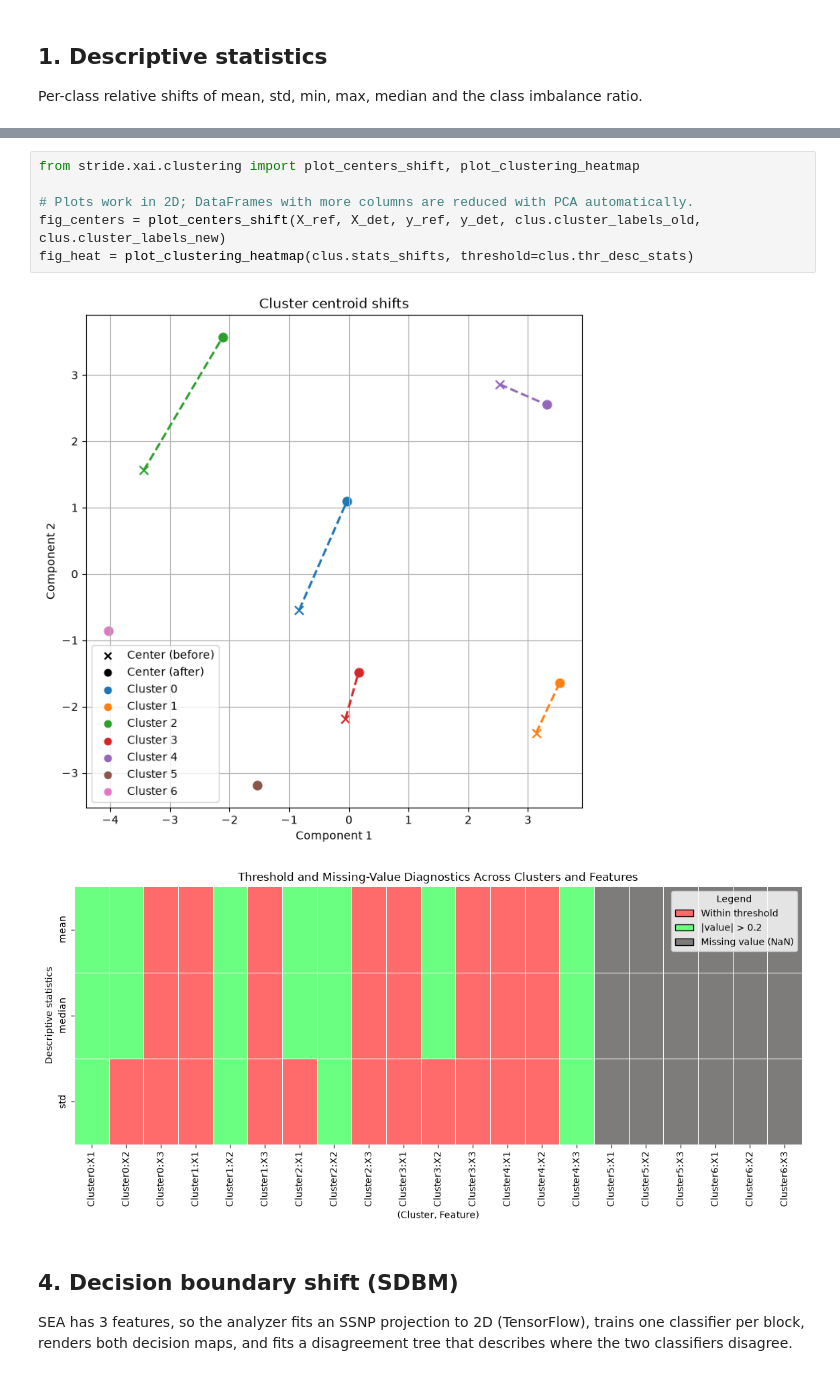
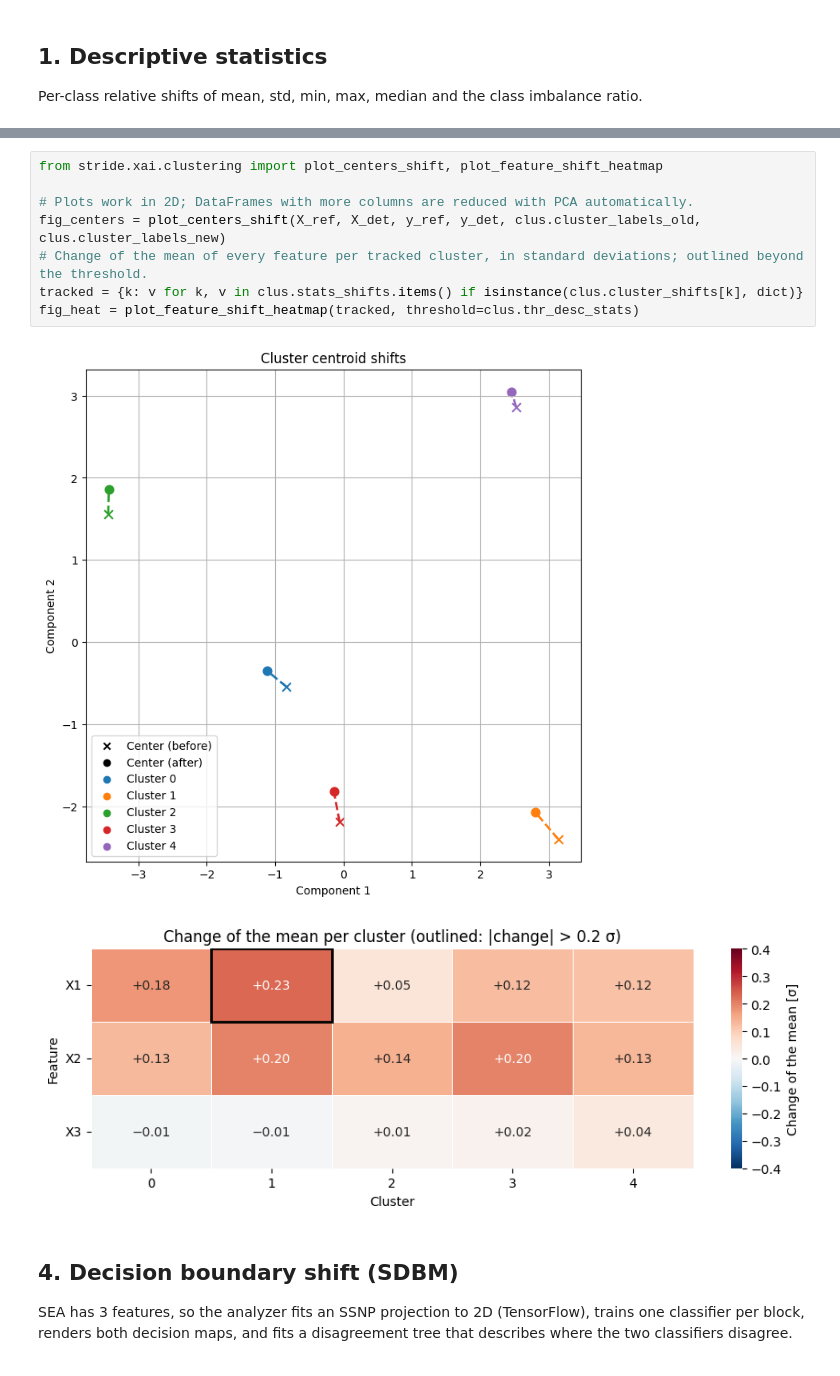
Before and after one commit to KubaCzech/STRIDE, a Jupyter notebook: notebooks/xai_api_usage.ipynb, the cells around one changed output, grey strips where cells are left out. Saved outputs shown, nothing was run; the diff lists cells and outputs as text.

Commit message:
docs(notebooks): clean up outputs of the xai API usage notebook and plot clusters before and after

```diff
--- a/notebooks/xai_api_usage.ipynb
+++ b/notebooks/xai_api_usage.ipynb
@@ -169,12 +177,14 @@ Clusters before/after: 5 / 7
 # %%
-from stride.xai.clustering import plot_centers_shift, plot_clustering_heatmap
+from stride.xai.clustering import plot_centers_shift, plot_feature_shift_heatmap
 
 # Plots work in 2D; DataFrames with more columns are reduced with PCA automatically.
 fig_centers = plot_centers_shift(X_ref, X_det, y_ref, y_det, clus.cluster_labels_old, clus.cluster_labels_new)
-fig_heat = plot_clustering_heatmap(clus.stats_shifts, threshold=clus.thr_desc_stats)
+# Change of the mean of every feature per tracked cluster, in standard deviations; outlined beyond the threshold.
+tracked = {k: v for k, v in clus.stats_shifts.items() if isinstance(clus.cluster_shifts[k], dict)}
+fig_heat = plot_feature_shift_heatmap(tracked, threshold=clus.thr_desc_stats)
 # %% [output]
-[figure, old version]
+[figure, new version]
-[figure, old version]
+[figure, new version]
 # %% [markdown]
 ## 4. Decision boundary shift (SDBM)
 
```
Also changed, not shown: parts of 24 cells of this notebook, 1 other file.
